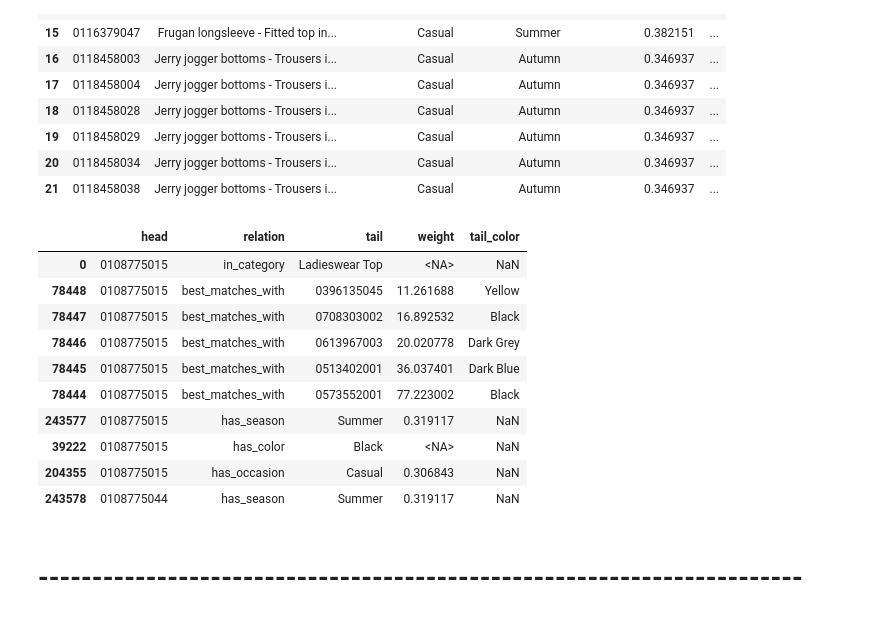
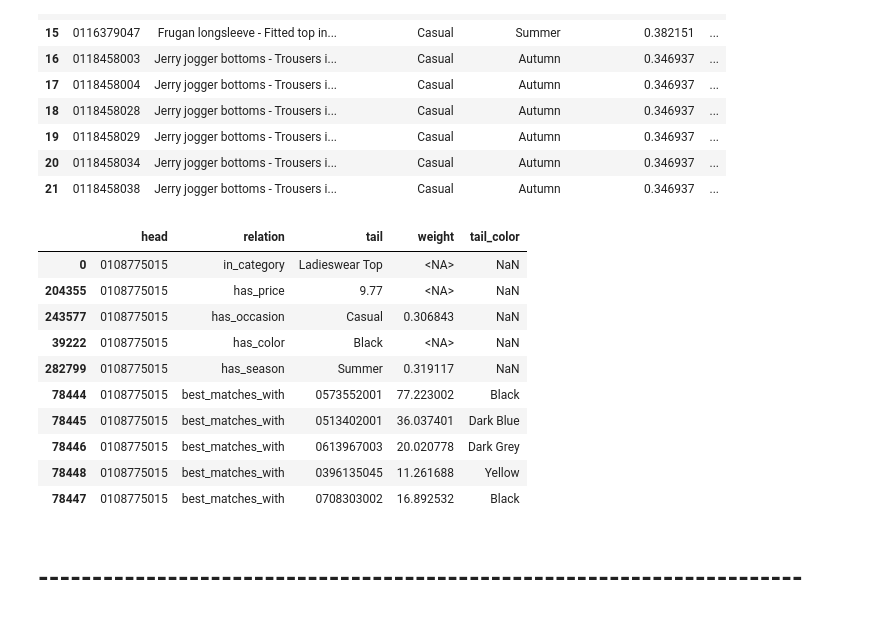
Before and after one commit to victorjongsoon/fashion-recommender, a Jupyter notebook: services/recommender-service/kg/DataProcess.ipynb, the cells around one changed output. Drawn from its saved outputs; the diff is of its cells as text; code cells hidden in the pictures.

Commit message:
Update Lift Function N Price

```diff
--- a/services/recommender-service/kg/DataProcess.ipynb
+++ b/services/recommender-service/kg/DataProcess.ipynb
@@ -229,0 +343,25 @@ Generated 125911 highly accurate 'best_matches_with' edges based on Lift.
+# %%
+# Group transaction to find the price of each item
+item_price = transactions.groupby('article_id')['price'].mean().reset_index()
+
+# Ensure the article_id is in 10-digit string format
+item_price['article_id'] = item_price['article_id'].astype(str).str.zfill(10)
+
+# Drop the price column from the original articles dataframe to avoid confusion
+if 'price' in valid_items.columns:
+    valid_items.drop(columns=['price'], inplace=True)
+
+# Merge the prices into main article dataframe
+valid_items = pd.merge(valid_items, item_price, on='article_id', how='left')
+
+# Fill missing values (which is not in the transaction table)
+global_median_price = valid_items['price'].median()
+valid_items['price'] = valid_items['price'].fillna(global_median_price)
+
+# This scales the tiny decimal back up to realistic H&M Singapore store prices
+sgd_multiplier = 1200
+
+# Apply to the price column
+valid_items['price_sgd'] = (valid_items['price'] * sgd_multiplier).round(2)
+
+print(valid_items[['article_id', 'price', 'price_sgd']].head(10))
@@ -342,44 +491,53 @@ df_matches = pd.DataFrame({
     'tail_color' : match_edges['target'].map(valid_items.set_index('article_id')['colour_group_name'])
 })
 
+# Price
+df_price = pd.DataFrame({
+    'head' : valid_items['article_id'],
+    'relation' : 'has_price',
+    'tail' : valid_items['price_sgd'],  # Using the scaled price in
+    'weight' : np.nan,
+    'tail_color' : np.nan
+})
+
 # Occasions
 df_occasion = pd.DataFrame({
     'head' : valid_items['article_id'],
     'relation' : 'has_occasion',
     'tail' : valid_items['assigned_occasion'],
     'weight' : valid_items['occ_confidence_score'],
     'tail_color' : np.nan
 })
 
 # Seasons
 df_season = pd.DataFrame({
     'head' : valid_items['article_id'],
     'relation' : 'has_season',
     'tail' : valid_items['assigned_season'],
     'weight' : valid_items['season_confidence_score'],
     'tail_color' : np.nan
 })
 
 # Concatenate all edges into one DataFrame
-final_edges = pd.concat([df_category, df_color, df_matches, df_occasion, df_season], ignore_index=True)
+final_edges = pd.concat([df_category, df_color, df_matches, df_price, df_occasion, df_season], ignore_index=True)
 
 # Clean up the DataFrame (e.g., drop rows with missing heads or tails)
 final_edges = final_edges.dropna(subset=['head', 'tail']).reset_index(drop=True)
 final_edges['head'] = final_edges['head'].astype(str).str.zfill(10)
 final_edges = final_edges.sort_values(by=['head',], ascending=[True])
 display(final_edges.head(10))
 # %% [output]
 |  | head | relation | tail | weight | tail_color |
 | 0 | 0108775015 | in_category | Ladieswear Top | <NA> | NaN |
+| 204355 | 0108775015 | has_price | 9.77 | <NA> | NaN |
+| 243577 | 0108775015 | has_occasion | Casual | 0.306843 | NaN |
+| 39222 | 0108775015 | has_color | Black | <NA> | NaN |
+| 282799 | 0108775015 | has_season | Summer | 0.319117 | NaN |
+| 78444 | 0108775015 | best_matches_with | 0573552001 | 77.223002 | Black |
+| 78445 | 0108775015 | best_matches_with | 0513402001 | 36.037401 | Dark Blue |
+| 78446 | 0108775015 | best_matches_with | 0613967003 | 20.020778 | Dark Grey |
 | 78448 | 0108775015 | best_matches_with | 0396135045 | 11.261688 | Yellow |
 | 78447 | 0108775015 | best_matches_with | 0708303002 | 16.892532 | Black |
-| 78446 | 0108775015 | best_matches_with | 0613967003 | 20.020778 | Dark Grey |
-| 78445 | 0108775015 | best_matches_with | 0513402001 | 36.037401 | Dark Blue |
-| 78444 | 0108775015 | best_matches_with | 0573552001 | 77.223002 | Black |
-| 243577 | 0108775015 | has_season | Summer | 0.319117 | NaN |
-| 39222 | 0108775015 | has_color | Black | <NA> | NaN |
-| 204355 | 0108775015 | has_occasion | Casual | 0.306843 | NaN |
-| 243578 | 0108775044 | has_season | Summer | 0.319117 | NaN |
 # %% [markdown]
 # -----------------------------------------------------------------------
 # %% [markdown]
```
Also changed, not shown: parts of 10 cells of this notebook.
